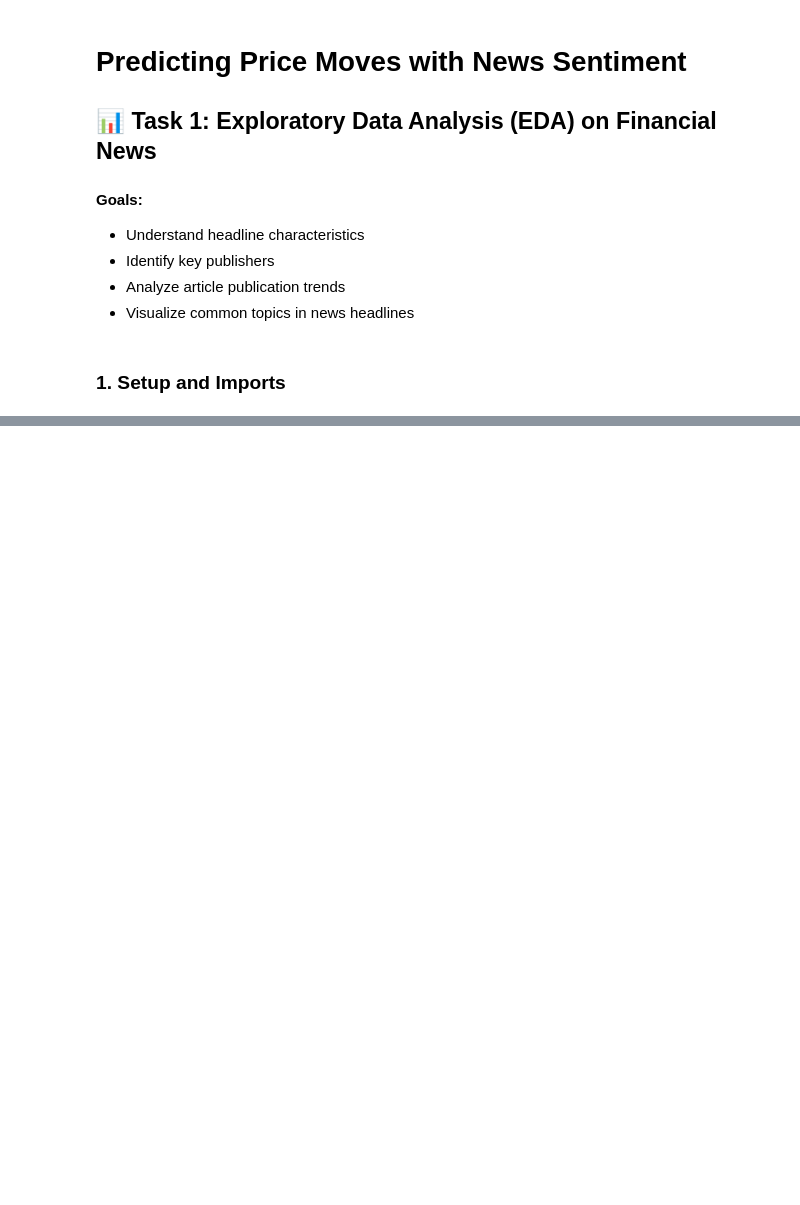
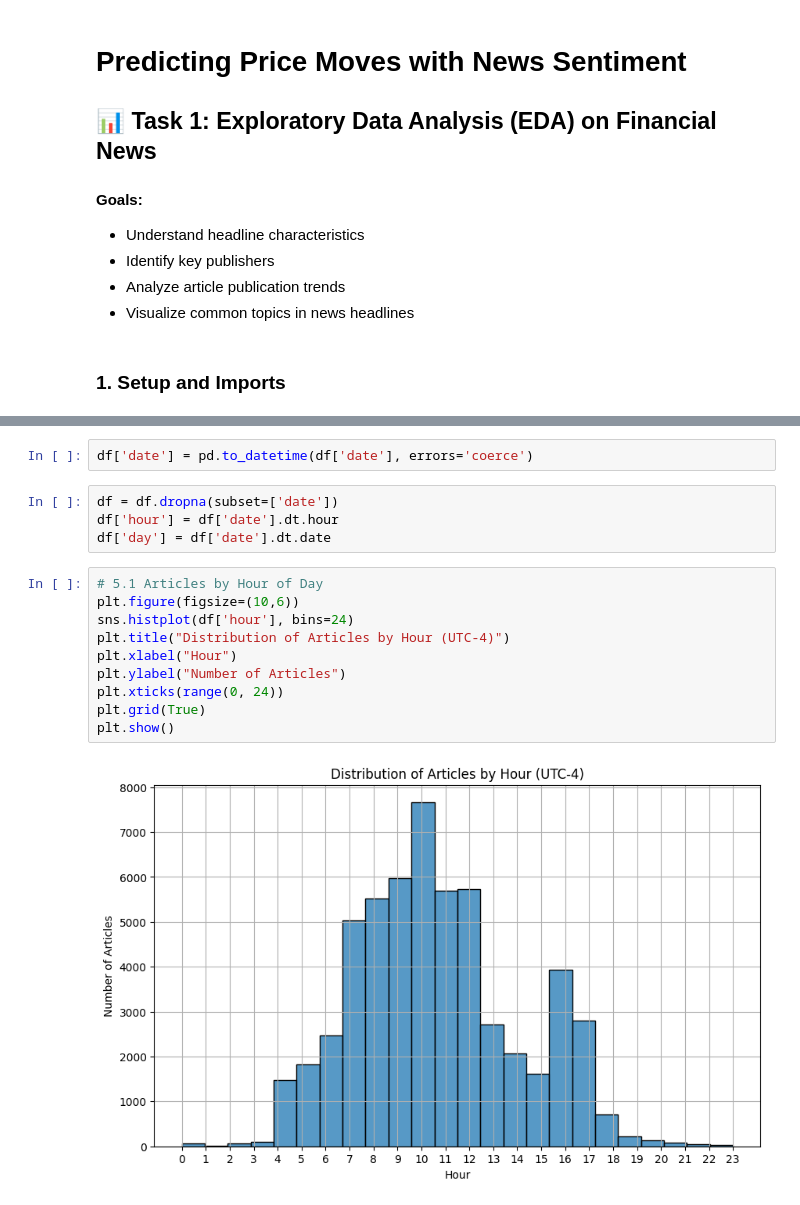
Before and after one commit to Becky-Chala/aim-week1-challenge, a Jupyter notebook: notebooks/eda.ipynb, the cells around one changed output, grey strips where cells are left out. Drawn from its saved outputs; the diff is of its cells as text; blank space fills up the shorter version.

```diff
--- a/notebooks/eda.ipynb
+++ b/notebooks/eda.ipynb
@@ -154,0 +109,18 @@ plt.show()
+# %%
+df['date'] = pd.to_datetime(df['date'], errors='coerce')
+# %%
+df = df.dropna(subset=['date'])
+df['hour'] = df['date'].dt.hour
+df['day'] = df['date'].dt.date
+# %%
+# 5.1 Articles by Hour of Day
+plt.figure(figsize=(10,6))
+sns.histplot(df['hour'], bins=24)
+plt.title("Distribution of Articles by Hour (UTC-4)")
+plt.xlabel("Hour")
+plt.ylabel("Number of Articles")
+plt.xticks(range(0, 24))
+plt.grid(True)
+plt.show()
+# %% [output]
+[figure, added]
```
Also changed, not shown: parts of 37 cells of this notebook, 2 other files.
